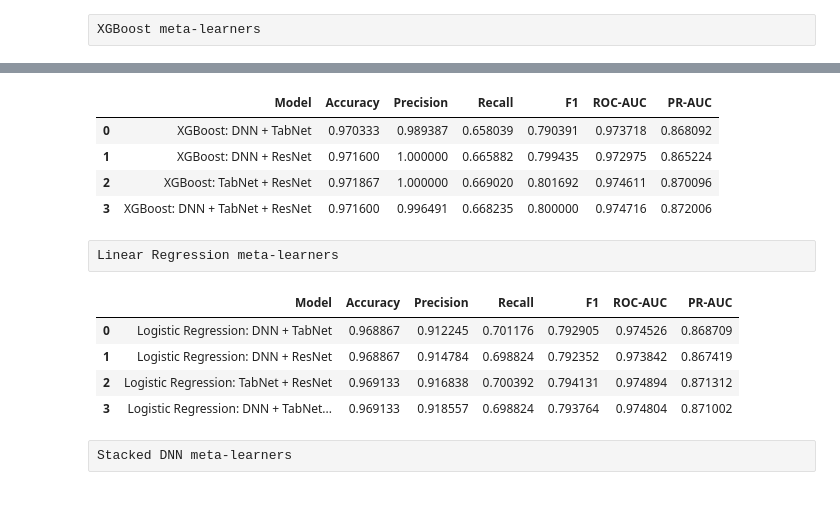
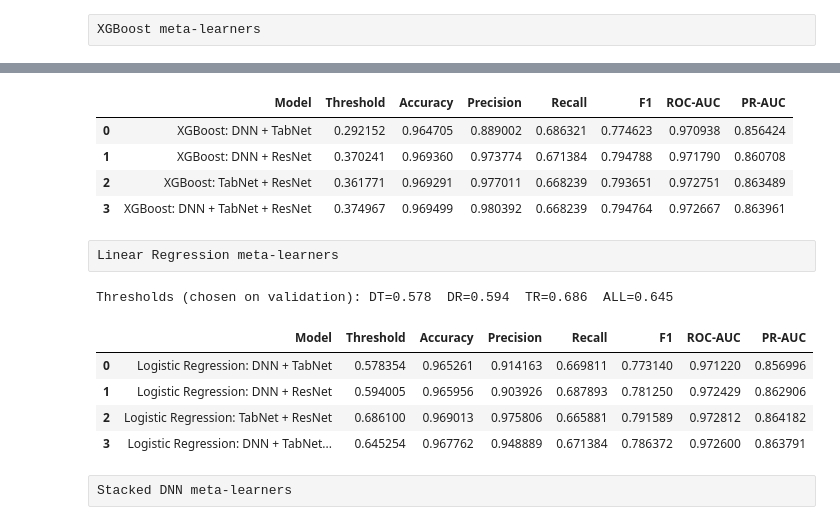
Before and after one commit to m-zuma/diabetes-detection, a Jupyter notebook: Diabetes_detection.ipynb, the cells around one changed output, grey strips where cells are left out. Saved outputs shown, nothing was run; the diff lists cells and outputs as text; code cells hidden in the pictures.

```diff
--- a/Diabetes_detection.ipynb
+++ b/Diabetes_detection.ipynb
@@ -856,6 +774,7 @@ ResNet
 from tensorflow.keras import layers, Model
 from tensorflow.keras.callbacks import EarlyStopping
 from tensorflow.keras.optimizers import AdamW
+from sklearn.model_selection import train_test_split
 from collections import Counter
 import smote_variants as sv
 
@@ -868,7 +787,7 @@ def build_resnet(n_features, width=64, n_blocks=3, dropout=0.2):
         h = layers.Dense(width * 2, activation='relu')(h)
         h = layers.Dropout(dropout)(h)
         h = layers.Dense(width)(h)
-        x = layers.Add()([x, h])          # skip (residual) connection
+        x = layers.Add()([x, h])
     x = layers.BatchNormalization()(x)
     x = layers.Activation('relu')(x)
     out = layers.Dense(1, activation='sigmoid')(x)
@@ -892,6 +811,11 @@ for fold, (train_idx, val_idx) in enumerate(skf.split(X_train_meta, y_train_meta
     X_fold_val = X_train_meta[val_idx]
     y_fold_val = y_train_meta.iloc[val_idx].copy()
 
+    # Early-stopping set taken from the TRAINING part of the fold
+    X_fold_train, X_es, y_fold_train, y_es = train_test_split(
+        X_fold_train, y_fold_train, test_size=0.1,
+        stratify=y_fold_train, random_state=SEED)
+
     # Apply ProWSyn ONLY to the training fold
     oversampler = sv.ProWSyn(
         n_neighbors=3,
@@ -905,7 +829,8 @@ for fold, (train_idx, val_idx) in enumerate(skf.split(X_train_meta, y_train_meta
     X_fold_train = fix_synthetic(X_fold_train)
 
     print("Training class distribution:", Counter(y_fold_train))
-    print(f"Validation shape: {X_fold_val.shape}")
+    print(f"Early-stopping set: {X_es.shape}")
+    print(f"Validation (OOF) shape: {X_fold_val.shape}")
 
     # Build model
     resnet_model = build_resnet(X_fold_train.shape[1])
@@ -927,7 +852,7 @@ for fold, (train_idx, val_idx) in enumerate(skf.split(X_train_meta, y_train_meta
     history = resnet_model.fit(
         X_fold_train,
         y_fold_train,
-        validation_data=(X_fold_val, y_fold_val),
+        validation_data=(X_es, y_es),
         epochs=100,
         batch_size=1024,
         callbacks=[early_stop],
@@ -1314,6 +1381,7 @@ from sklearn.metrics import (
 # DNN + TabNet
 xgb_dt_results = {
     'Model': 'XGBoost: DNN + TabNet',
+    'Threshold': xgb_dt_thr,
     'Accuracy': accuracy_score(y_test, xgb_dt_pred),
     'Precision': precision_score(y_test, xgb_dt_pred),
     'Recall': recall_score(y_test, xgb_dt_pred),
@@ -1325,6 +1393,7 @@ xgb_dt_results = {
 # DNN + ResNet
 xgb_dr_results = {
     'Model': 'XGBoost: DNN + ResNet',
+    'Threshold': xgb_dr_thr,
     'Accuracy': accuracy_score(y_test, xgb_dr_pred),
     'Precision': precision_score(y_test, xgb_dr_pred),
     'Recall': recall_score(y_test, xgb_dr_pred),
@@ -1336,6 +1405,7 @@ xgb_dr_results = {
 # TabNet + ResNet
 xgb_tr_results = {
     'Model': 'XGBoost: TabNet + ResNet',
+    'Threshold': xgb_tr_thr,
     'Accuracy': accuracy_score(y_test, xgb_tr_pred),
     'Precision': precision_score(y_test, xgb_tr_pred),
     'Recall': recall_score(y_test, xgb_tr_pred),
@@ -1347,6 +1417,7 @@ xgb_tr_results = {
 # DNN + TabNet + ResNet
 xgb_all_results = {
     'Model': 'XGBoost: DNN + TabNet + ResNet',
+    'Threshold': xgb_all_thr,
     'Accuracy': accuracy_score(y_test, xgb_all_pred),
     'Precision': precision_score(y_test, xgb_all_pred),
     'Recall': recall_score(y_test, xgb_all_pred),
@@ -1365,11 +1436,11 @@ xgb_results = pd.DataFrame([
 
 xgb_results
 # %% [output]
-|  | Model | Accuracy | Precision | Recall | F1 | ROC-AUC | PR-AUC |
-| 0 | XGBoost: DNN + TabNet | 0.970333 | 0.989387 | 0.658039 | 0.790391 | 0.973718 | 0.868092 |
-| 1 | XGBoost: DNN + ResNet | 0.971600 | 1.000000 | 0.665882 | 0.799435 | 0.972975 | 0.865224 |
-| 2 | XGBoost: TabNet + ResNet | 0.971867 | 1.000000 | 0.669020 | 0.801692 | 0.974611 | 0.870096 |
-| 3 | XGBoost: DNN + TabNet + ResNet | 0.971600 | 0.996491 | 0.668235 | 0.800000 | 0.974716 | 0.872006 |
+|  | Model | Threshold | Accuracy | Precision | Recall | F1 | ROC-AUC | PR-AUC |
+| 0 | XGBoost: DNN + TabNet | 0.292152 | 0.964705 | 0.889002 | 0.686321 | 0.774623 | 0.970938 | 0.856424 |
+| 1 | XGBoost: DNN + ResNet | 0.370241 | 0.969360 | 0.973774 | 0.671384 | 0.794788 | 0.971790 | 0.860708 |
+| 2 | XGBoost: TabNet + ResNet | 0.361771 | 0.969291 | 0.977011 | 0.668239 | 0.793651 | 0.972751 | 0.863489 |
+| 3 | XGBoost: DNN + TabNet + ResNet | 0.374967 | 0.969499 | 0.980392 | 0.668239 | 0.794764 | 0.972667 | 0.863961 |
 # %% [raw]
 Linear Regression meta-learners
 # %%
@@ -1391,7 +1462,9 @@ lr_dt_prob = lr_dt.predict_proba(
     X_meta_dt_test_scaled
 )[:, 1]
 
-lr_dt_pred = (lr_dt_prob >= 0.5).astype(int)
+lr_dt_thr = best_threshold(
+    y_val, lr_dt.predict_proba(X_meta_dt_val_scaled)[:, 1])
+lr_dt_pred = (lr_dt_prob >= lr_dt_thr).astype(int)
 
 
 
@@ -1410,7 +1483,9 @@ lr_dr_prob = lr_dr.predict_proba(
     X_meta_dr_test_scaled
 )[:, 1]
 
-lr_dr_pred = (lr_dr_prob >= 0.5).astype(int)
+lr_dr_thr = best_threshold(
+    y_val, lr_dr.predict_proba(X_meta_dr_val_scaled)[:, 1])
+lr_dr_pred = (lr_dr_prob >= lr_dr_thr).astype(int)
 
 
 
@@ -1429,7 +1504,9 @@ lr_tr_prob = lr_tr.predict_proba(
     X_meta_tr_test_scaled
 )[:, 1]
 
-lr_tr_pred = (lr_tr_prob >= 0.5).astype(int)
+lr_tr_thr = best_threshold(
+    y_val, lr_tr.predict_proba(X_meta_tr_val_scaled)[:, 1])
+lr_tr_pred = (lr_tr_prob >= lr_tr_thr).astype(int)
 
 
 # DNN + TabNet + ResNet
@@ -1447,7 +1524,17 @@ lr_all_prob = lr_all.predict_proba(
     X_meta_all_test_scaled
 )[:, 1]
 
-lr_all_pred = (lr_all_prob >= 0.5).astype(int)
+lr_all_thr = best_threshold(
+    y_val, lr_all.predict_proba(X_meta_all_val_scaled)[:, 1])
+lr_all_pred = (lr_all_prob >= lr_all_thr).astype(int)
+
+
+# Show the chosen thresholds
+print(f"Thresholds (chosen on validation): "
+      f"DT={lr_dt_thr:.3f}  DR={lr_dr_thr:.3f}  "
+      f"TR={lr_tr_thr:.3f}  ALL={lr_all_thr:.3f}")
+# %% [output]
+Thresholds (chosen on validation): DT=0.578  DR=0.594  TR=0.686  ALL=0.645
 # %%
 # Evaluate
 
@@ -1463,6 +1550,7 @@ from sklearn.metrics import (
 # DNN + TabNet
 lr_dt_results = {
     'Model': 'Logistic Regression: DNN + TabNet',
+    'Threshold': lr_dt_thr,
     'Accuracy': accuracy_score(y_test, lr_dt_pred),
     'Precision': precision_score(y_test, lr_dt_pred),
     'Recall': recall_score(y_test, lr_dt_pred),
@@ -1474,6 +1562,7 @@ lr_dt_results = {
 # DNN + ResNet
 lr_dr_results = {
     'Model': 'Logistic Regression: DNN + ResNet',
+    'Threshold': lr_dr_thr,
     'Accuracy': accuracy_score(y_test, lr_dr_pred),
     'Precision': precision_score(y_test, lr_dr_pred),
     'Recall': recall_score(y_test, lr_dr_pred),
@@ -1485,40 +1574,42 @@ lr_dr_results = {
 # TabNet + ResNet
 lr_tr_results = {
     'Model': 'Logistic Regression: TabNet + ResNet',
+    'Threshold': lr_tr_thr,
     'Accuracy': accuracy_score(y_test, lr_tr_pred),
     'Precision': precision_score(y_test, lr_tr_pred),
     'Recall': recall_score(y_test, lr_tr_pred),
     'F1': f1_score(y_test, lr_tr_pred),
     'ROC-AUC': roc_auc_score(y_test, lr_tr_prob),
     'PR-AUC': average_precision_score(y_test, lr_tr_prob)
 }
 
 # DNN + TabNet + ResNet
 lr_all_results = {
     'Model': 'Logistic Regression: DNN + TabNet + ResNet',
+    'Threshold': lr_all_thr,
     'Accuracy': accuracy_score(y_test, lr_all_pred),
     'Precision': precision_score(y_test, lr_all_pred),
     'Recall': recall_score(y_test, lr_all_pred),
     'F1': f1_score(y_test, lr_all_pred),
     'ROC-AUC': roc_auc_score(y_test, lr_all_prob),
     'PR-AUC': average_precision_score(y_test, lr_all_prob)
 }
 
 # Combined Results
 lr_results = pd.DataFrame([
     lr_dt_results,
     lr_dr_results,
     lr_tr_results,
     lr_all_results
 ])
 
 lr_results
 # %% [output]
-|  | Model | Accuracy | Precision | Recall | F1 | ROC-AUC | PR-AUC |
-| 0 | Logistic Regression: DNN + TabNet | 0.968867 | 0.912245 | 0.701176 | 0.792905 | 0.974526 | 0.868709 |
-| 1 | Logistic Regression: DNN + ResNet | 0.968867 | 0.914784 | 0.698824 | 0.792352 | 0.973842 | 0.867419 |
-| 2 | Logistic Regression: TabNet + ResNet | 0.969133 | 0.916838 | 0.700392 | 0.794131 | 0.974894 | 0.871312 |
-| 3 | Logistic Regression: DNN + TabNet... | 0.969133 | 0.918557 | 0.698824 | 0.793764 | 0.974804 | 0.871002 |
+|  | Model | Threshold | Accuracy | Precision | Recall | F1 | ROC-AUC | PR-AUC |
+| 0 | Logistic Regression: DNN + TabNet | 0.578354 | 0.965261 | 0.914163 | 0.669811 | 0.773140 | 0.971220 | 0.856996 |
+| 1 | Logistic Regression: DNN + ResNet | 0.594005 | 0.965956 | 0.903926 | 0.687893 | 0.781250 | 0.972429 | 0.862906 |
+| 2 | Logistic Regression: TabNet + ResNet | 0.686100 | 0.969013 | 0.975806 | 0.665881 | 0.791589 | 0.972812 | 0.864182 |
+| 3 | Logistic Regression: DNN + TabNet... | 0.645254 | 0.967762 | 0.948889 | 0.671384 | 0.786372 | 0.972600 | 0.863791 |
 # %% [raw]
 Stacked DNN meta-learners
 # %%
```
Also changed, not shown: parts of 31 cells of this notebook, 6 other files.
